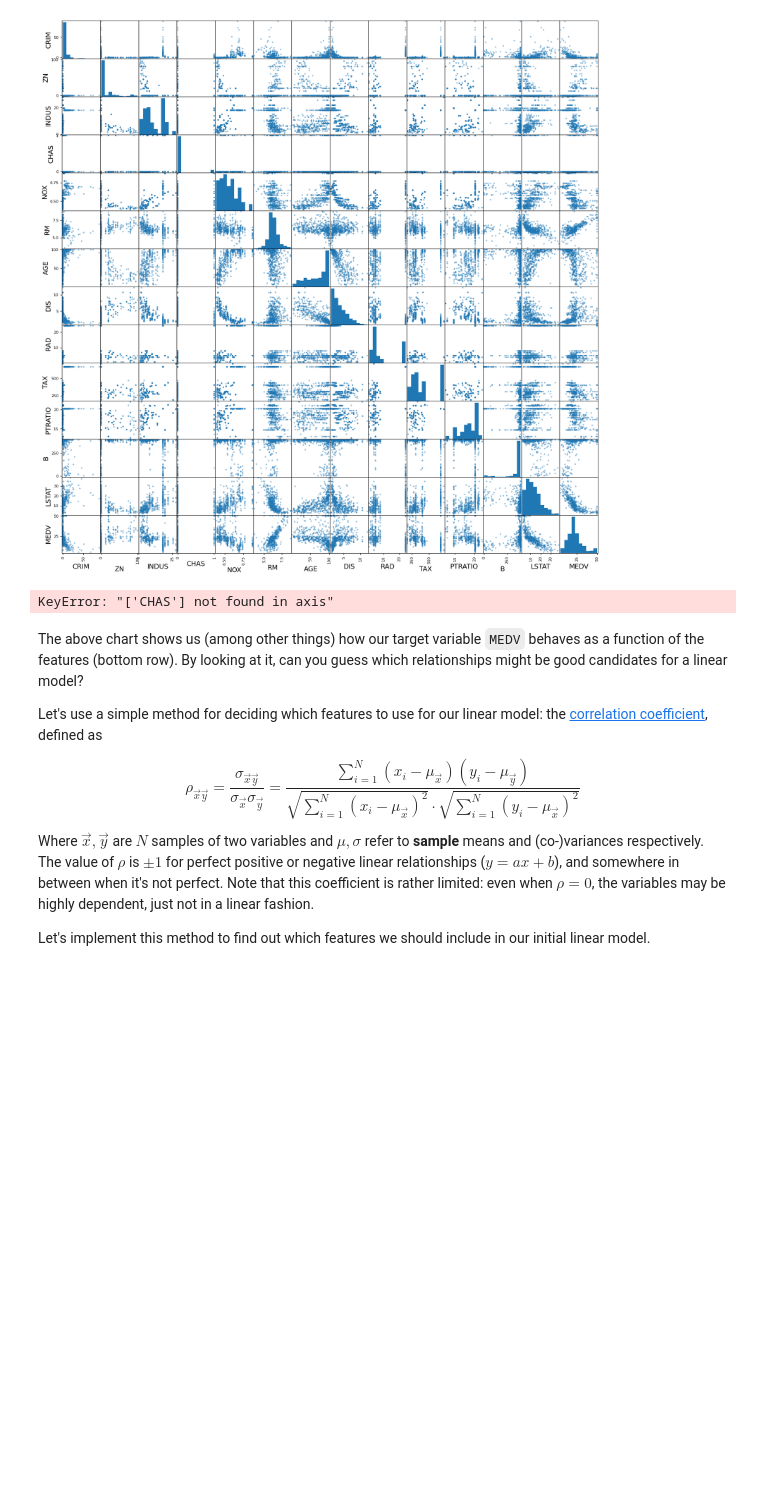
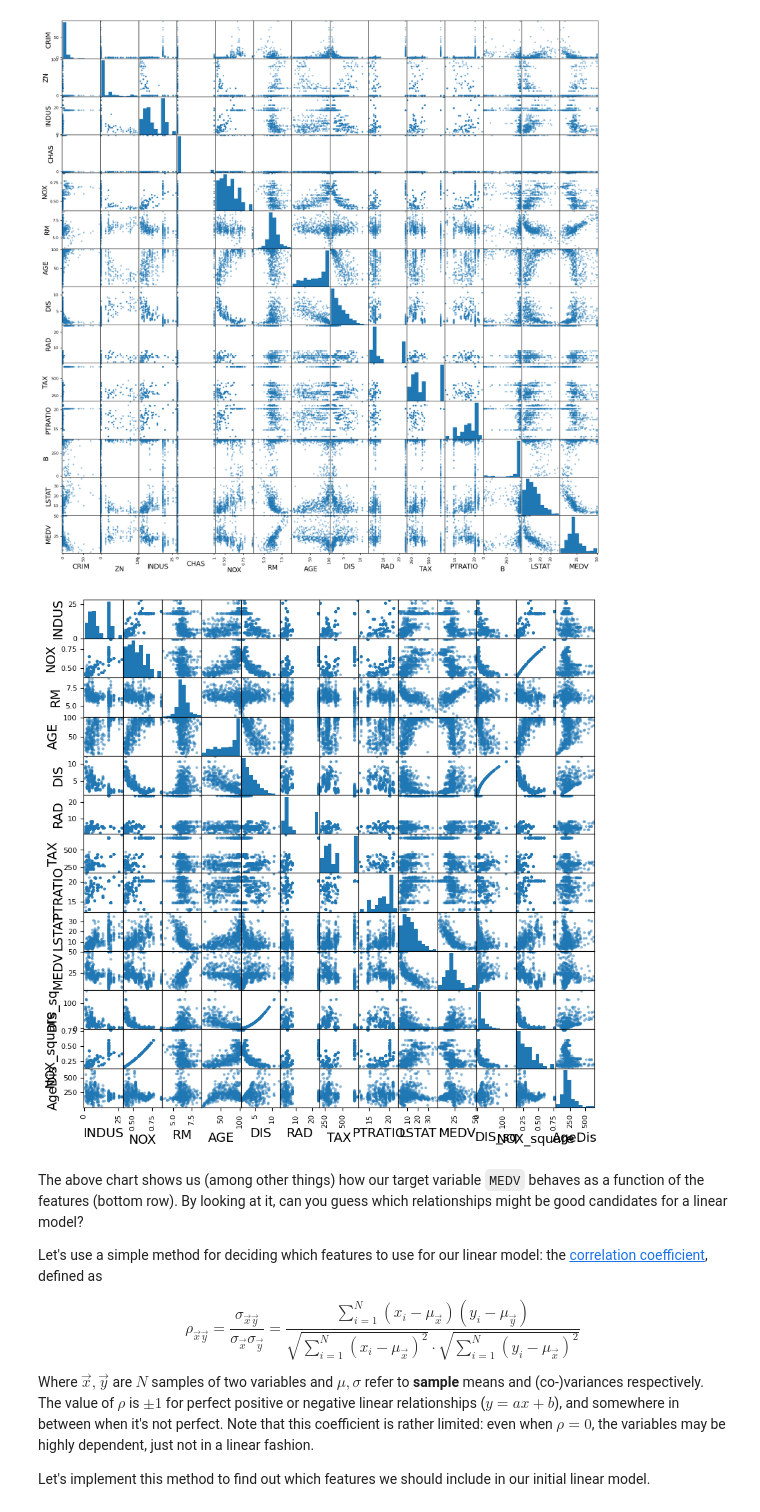
Before and after one commit to nilsBergm/DL-on-Computational_Assignment1, a Jupyter notebook: hw1/hw1/Part4_LinearRegression.ipynb, the cells around one changed output. Cells and saved outputs as stored; diff of their text form; code cells hidden in the pictures; blank space fills up the shorter version.

```diff
--- a/hw1/hw1/Part4_LinearRegression.ipynb
+++ b/hw1/hw1/Part4_LinearRegression.ipynb
@@ -120,10 +111,14 @@ Let's explore the data a bit by plotting a scatter matrix of every variable as a
 pd.plotting.scatter_matrix(df_boston, figsize=(20,20));
 # %% [output]
 [figure]
-# %%
-pd.plotting.scatter_matrix(df_boston.drop('CHAS', axis=1), figsize=(10,10));
-# %% [output]
-KeyError: "['CHAS'] not found in axis"
+# %%
+df_ = df_boston.drop(['CHAS','ZN','B','CRIM'], axis=1)
+df_['DIS_sq'] = np.square(df_['DIS'])
+df_['NOX_square'] = np.square(df_['NOX'])
+df_['AgeDis'] = df_['AGE']*df_['DIS']
+pd.plotting.scatter_matrix(df_, figsize=(10,10));
+# %% [output]
+[figure, added]
 # %% [markdown]
 The above chart shows us (among other things) how our target variable `MEDV` behaves as a function
 of the features (bottom row). By looking at it, can you guess which relationships might be good candidates for a linear model?
```
Also changed, not shown: parts of 11 cells of this notebook, 1 other file.
